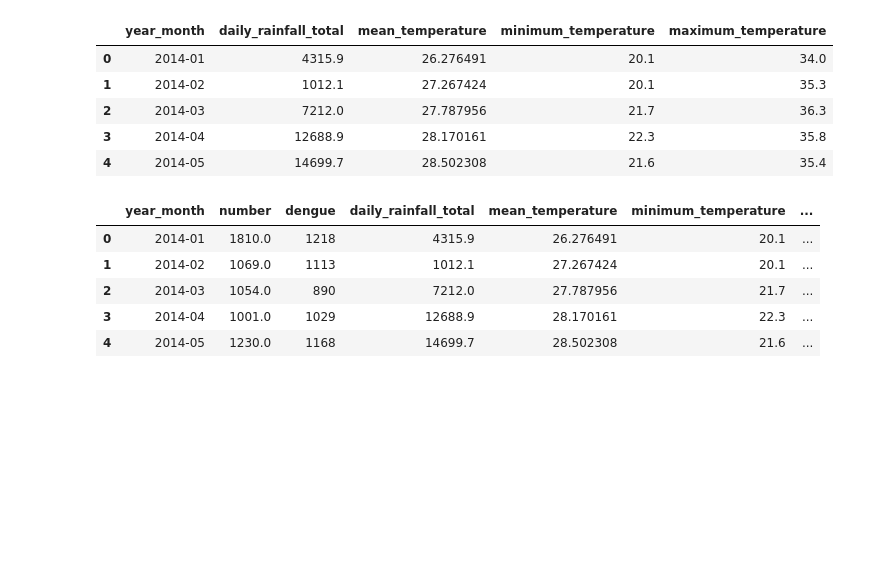
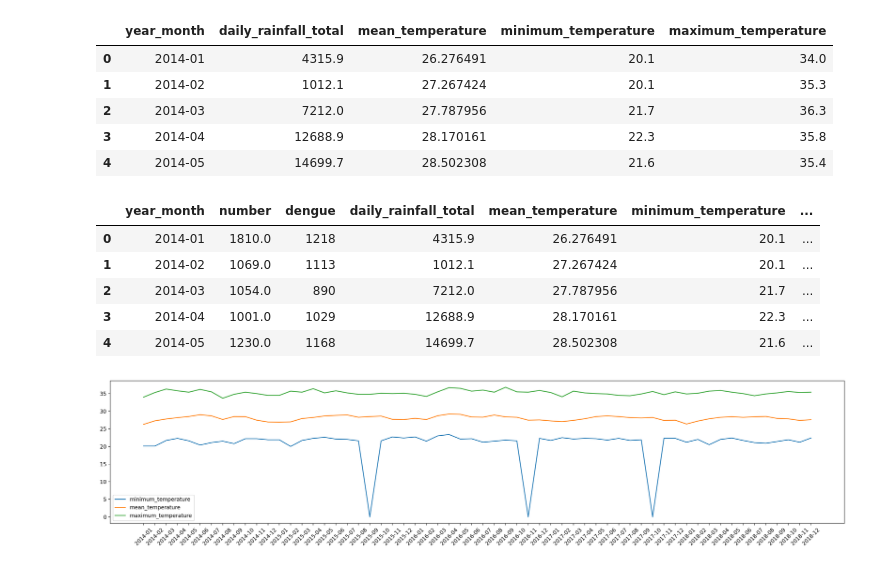
Before and after one commit to garyfoohw/GA_DSIF_Dengue, a Jupyter notebook: src/02_EDA_Anni.ipynb, the cells around one changed output. Drawn from its saved outputs; the diff is of its cells as text; code cells hidden in the pictures; blank space fills up the shorter version.

```diff
--- a/src/02_EDA_Anni.ipynb
+++ b/src/02_EDA_Anni.ipynb
@@ -838,0 +834,9 @@ plt.xticks(rotation=45);
+# %%
+plt.figure(figsize=(25, 5), dpi=200)
+plt.plot(combined2.year_month, combined2.minimum_temperature, combined2.mean_temperature)
+plt.plot(combined2.year_month, combined2.maximum_temperature)
+plt.legend(['minimum_temperature', 'mean_temperature', 'maximum_temperature'])
+
+plt.xticks(rotation=45);
+# %% [output]
+[figure, added]
```
Also changed, not shown: parts of 4 cells of this notebook.
